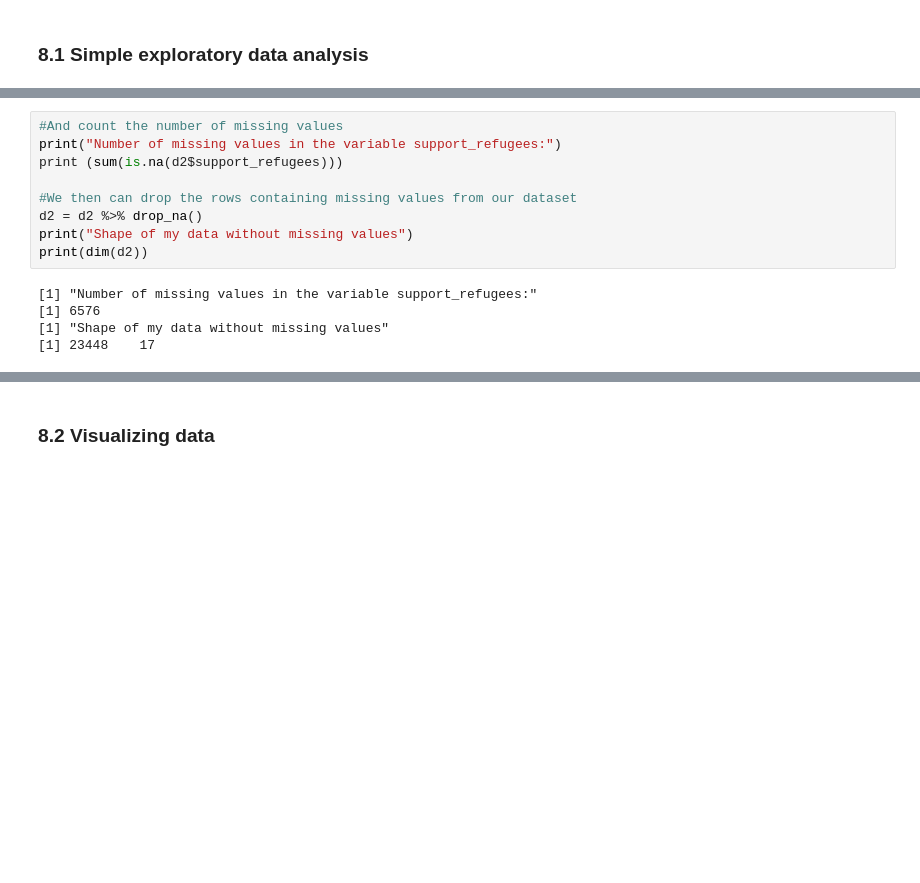
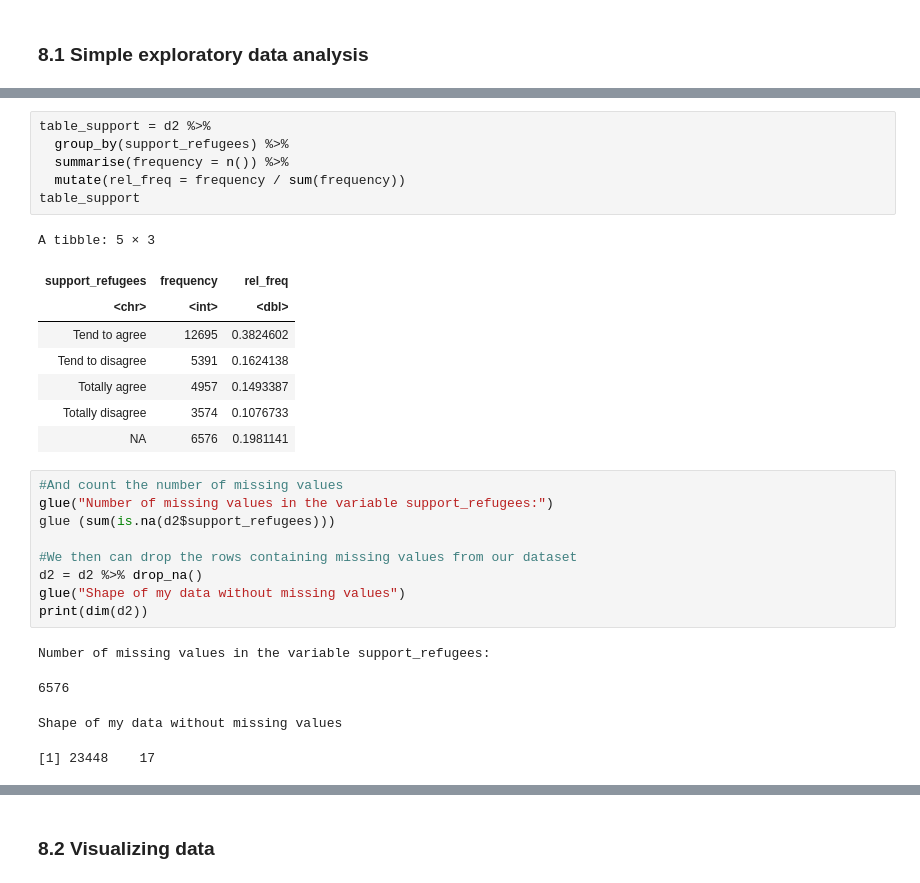
Before and after one commit to ccs-amsterdam/ccsbook, a Jupyter notebook: chapter08/EDA_r.ipynb, the cells around one changed output, grey strips where cells are left out. Cells and saved outputs as stored; diff of their text form; blank space fills up the shorter version.

```diff
--- a/chapter08/EDA_r.ipynb
+++ b/chapter08/EDA_r.ipynb
@@ -75,14 +62,29 @@ print (d2 %>%
+# %%
+table_support = d2 %>%
+  group_by(support_refugees) %>%
+  summarise(frequency = n()) %>%
+  mutate(rel_freq = frequency / sum(frequency))
+table_support
+# %% [output]
+A tibble: 5 × 3
+| support_refugees | frequency | rel_freq |
+| <chr> | <int> | <dbl> |
+| Tend to agree | 12695 | 0.3824602 |
+| Tend to disagree | 5391 | 0.1624138 |
+| Totally agree | 4957 | 0.1493387 |
+| Totally disagree | 3574 | 0.1076733 |
+| NA | 6576 | 0.1981141 |
 # %%
 #And count the number of missing values
-print("Number of missing values in the variable support_refugees:")
-print (sum(is.na(d2$support_refugees)))
+glue("Number of missing values in the variable support_refugees:")
+glue (sum(is.na(d2$support_refugees)))
 
 #We then can drop the rows containing missing values from our dataset
 d2 = d2 %>% drop_na()
-print("Shape of my data without missing values")
+glue("Shape of my data without missing values")
 print(dim(d2))
 # %% [output]
-[1] "Number of missing values in the variable support_refugees:"
-[1] 6576
-[1] "Shape of my data without missing values"
-[1] 23448    17
+Number of missing values in the variable support_refugees:
+6576
+Shape of my data without missing values
+[1] 23448    17
```
Also changed, not shown: parts of 30 cells of this notebook, 4 other files.
